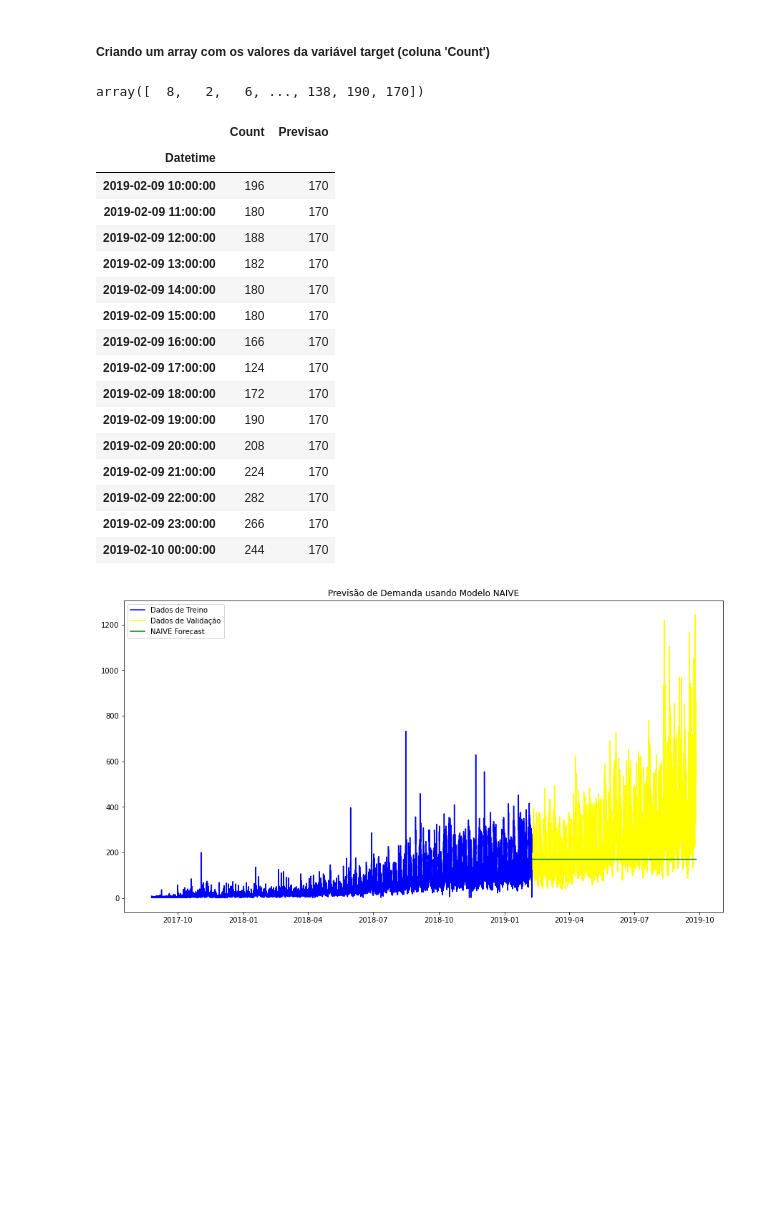
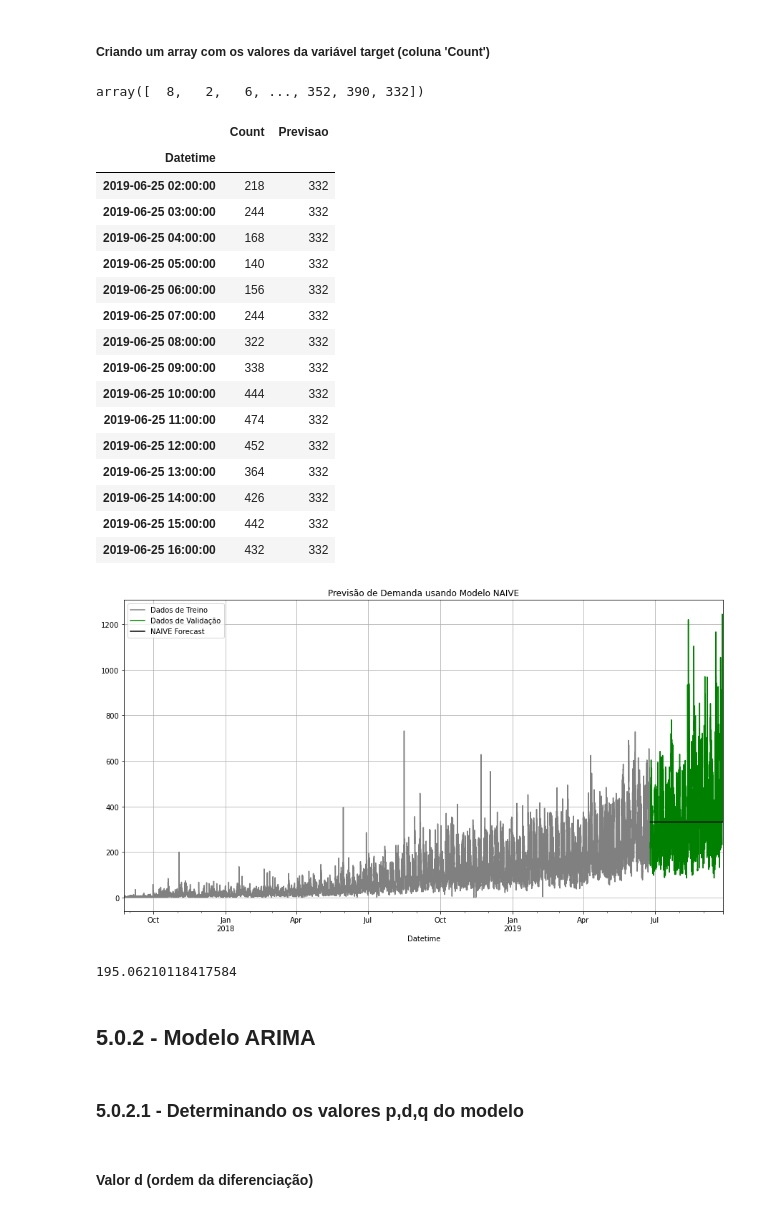
Before and after one commit to RicardoPaganini/HappyMoonVC, a Jupyter notebook: Happy-Moon-VC.ipynb, the cells around one changed output. Drawn from its saved outputs; the diff is of its cells as text; code cells hidden in the pictures; blank space fills up the shorter version.

```diff
--- a/Happy-Moon-VC.ipynb
+++ b/Happy-Moon-VC.ipynb
@@ -236,8 +355,8 @@ df4_treino.shape
 # %% [markdown]
 ##### Dividindo em ordem cronológica dados de treino (70%) e dados de validação (30%)
 # %%
-df4_treino = df3_treino.iloc[0:12801]
-df4_valida = df3_treino.iloc[12802:]
+df4_treino = df3_treino.iloc[0:16057]
+df4_valida = df3_treino.iloc[16058:]
 # %%
 df4_treino.shape , df4_valida.shape
 # %% [output]
@@ -260,7 +379,7 @@ previsao = np.asarray(df5_treino.Count)
 # %%
 previsao
 # %% [output]
-array([  8,   2,   6, ..., 138, 190, 170])
+array([  8,   2,   6, ..., 352, 390, 332])
 # %%
 real = df5_valida.copy()
 # %%
@@ -270,28 +389,28 @@ real[['Count','Previsao']].head(15)
 # %% [output]
 |  | Count | Previsao |
 | Datetime |  |  |
-| 2019-02-09 10:00:00 | 196 | 170 |
-| 2019-02-09 11:00:00 | 180 | 170 |
-| 2019-02-09 12:00:00 | 188 | 170 |
-| 2019-02-09 13:00:00 | 182 | 170 |
-| 2019-02-09 14:00:00 | 180 | 170 |
-| 2019-02-09 15:00:00 | 180 | 170 |
-| 2019-02-09 16:00:00 | 166 | 170 |
-| 2019-02-09 17:00:00 | 124 | 170 |
-| 2019-02-09 18:00:00 | 172 | 170 |
-| 2019-02-09 19:00:00 | 190 | 170 |
-| 2019-02-09 20:00:00 | 208 | 170 |
-| 2019-02-09 21:00:00 | 224 | 170 |
-| 2019-02-09 22:00:00 | 282 | 170 |
-| 2019-02-09 23:00:00 | 266 | 170 |
-| 2019-02-10 00:00:00 | 244 | 170 |
+| 2019-06-25 02:00:00 | 218 | 332 |
+| 2019-06-25 03:00:00 | 244 | 332 |
+| 2019-06-25 04:00:00 | 168 | 332 |
+| 2019-06-25 05:00:00 | 140 | 332 |
+| 2019-06-25 06:00:00 | 156 | 332 |
+| 2019-06-25 07:00:00 | 244 | 332 |
+| 2019-06-25 08:00:00 | 322 | 332 |
+| 2019-06-25 09:00:00 | 338 | 332 |
+| 2019-06-25 10:00:00 | 444 | 332 |
+| 2019-06-25 11:00:00 | 474 | 332 |
+| 2019-06-25 12:00:00 | 452 | 332 |
+| 2019-06-25 13:00:00 | 364 | 332 |
+| 2019-06-25 14:00:00 | 426 | 332 |
+| 2019-06-25 15:00:00 | 442 | 332 |
+| 2019-06-25 16:00:00 | 432 | 332 |
 # %%
 rcParams['figure.figsize'] = 15, 8
 plt.title('Previsão de Demanda usando Modelo NAIVE')
-plt.plot(df5_treino.index, df5_treino.Count, label = 'Dados de Treino', color='blue')
-plt.plot(df5_valida.index, df5_valida.Count, label = 'Dados de Validação', color='yellow')
-plt.plot(real.index, real.Previsao, label = 'NAIVE Forecast', color='green')
+df5_treino.Count.plot(label = 'Dados de Treino', color='gray', grid=True)
+df5_valida.Count.plot(label = 'Dados de Validação', color='green', grid=True)
+real.Previsao.plot(label = 'NAIVE Forecast', color='black', grid=True)
 plt.legend(loc='best')
 plt.show();
 # %% [output]
-[figure, old version]
+[figure, new version]
@@ -297,0 +419,10 @@ plt.show();
+# %%
+print(rmse_v0)
+# %% [output]
+195.06210118417584
+# %% [markdown]
+## 5.0.2 - Modelo ARIMA
+# %% [markdown]
+### 5.0.2.1 -  Determinando os valores p,d,q do modelo
+# %% [markdown]
+#### Valor d (ordem da diferenciação)
```
Also changed, not shown: parts of 52 cells of this notebook.
